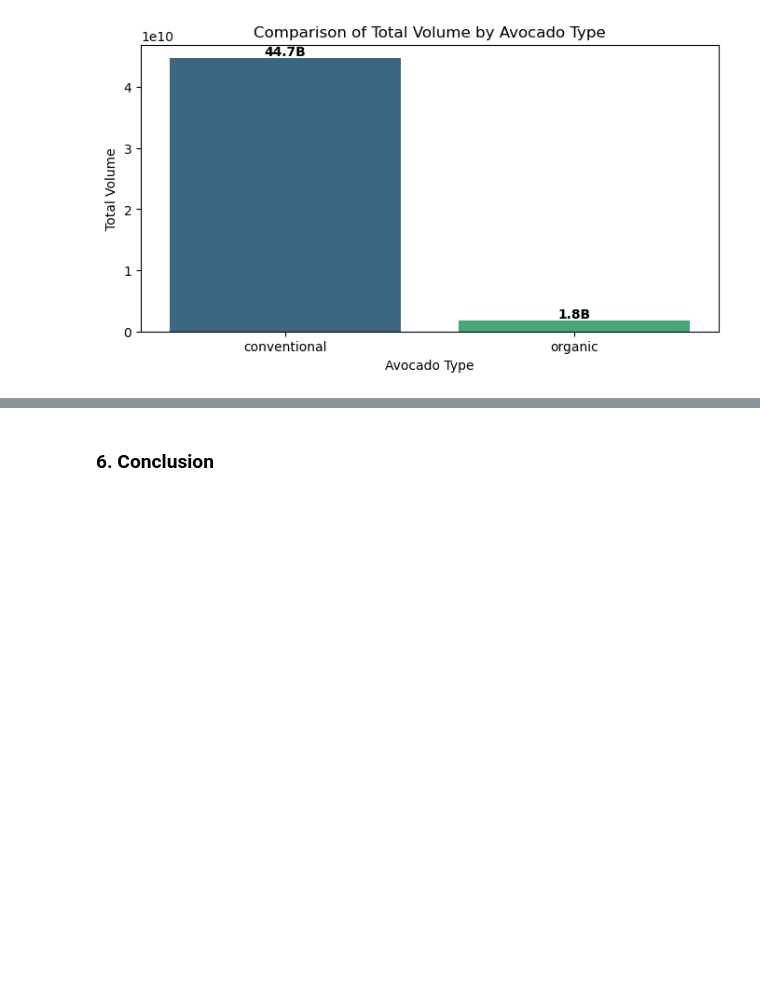
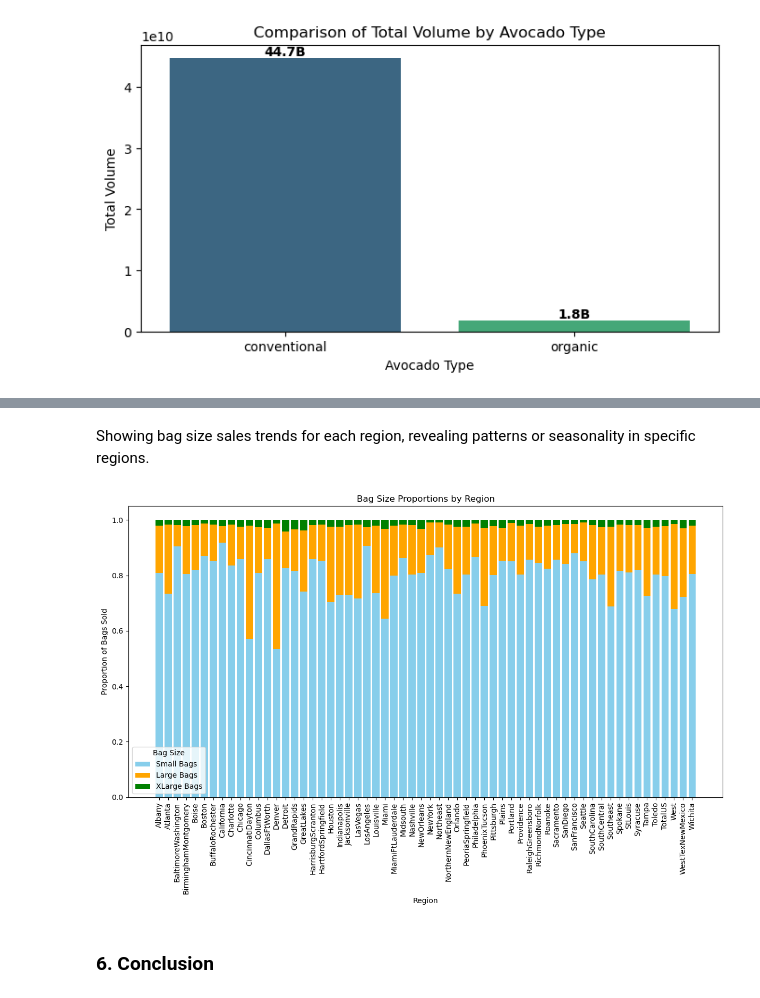
Before and after one commit to VrishtiSingh/PythonExplorersTeam3, a Jupyter notebook: Avocado Prices and Sales Volume 2015-2023.ipynb, the cells around one changed output, grey strips where cells are left out. Drawn from its saved outputs; the diff is of its cells as text; code cells hidden in the pictures; blank space fills up the shorter version.

```diff
--- a/Avocado Prices and Sales Volume 2015-2023.ipynb
+++ b/Avocado Prices and Sales Volume 2015-2023.ipynb
@@ -322,2 +324,40 @@ plt.show()
+# %% [markdown]
+Showing bag size sales trends  for each region, revealing patterns or seasonality in specific regions.
+# %%
+# Group by region and calculate the sum for each bag size
+region_bag_sizes = df.groupby('region')[['SmallBags', 'LargeBags', 'XLargeBags']].sum()
+
+# Calculate total bags in each region
+region_bag_sizes['TotalBags'] = region_bag_sizes.sum(axis=1)
+
+# Calculate proportions for each bag size in each region
+region_bag_sizes['SmallBags_pct'] = region_bag_sizes['SmallBags'] / region_bag_sizes['TotalBags']
+region_bag_sizes['LargeBags_pct'] = region_bag_sizes['LargeBags'] / region_bag_sizes['TotalBags']
+region_bag_sizes['XLargeBags_pct'] = region_bag_sizes['XLargeBags'] / region_bag_sizes['TotalBags']
+
+# Plotting the stacked bar chart
+plt.figure(figsize=(12, 8))
+regions = region_bag_sizes.index
+small_bags = region_bag_sizes['SmallBags_pct']
+large_bags = region_bag_sizes['LargeBags_pct']
+xlarge_bags = region_bag_sizes['XLargeBags_pct']
+
+# Creating stacked bars
+plt.bar(regions, small_bags, label='Small Bags', color='skyblue')
+plt.bar(regions, large_bags, bottom=small_bags, label='Large Bags', color='orange')
+plt.bar(regions, xlarge_bags, bottom=small_bags + large_bags, label='XLarge Bags', color='green')
+
+# Adding labels and title
+plt.xlabel('Region')
+plt.ylabel('Proportion of Bags Sold')
+plt.title('Bag Size Proportions by Region')
+plt.xticks(rotation=90)  # Rotate region names for readability
+plt.legend(title='Bag Size')
+
+# Show plot
+plt.tight_layout()
+plt.show()
+# %% [output]
+[figure, added]
 # %% [markdown]
 ### 6. Conclusion
```
Also changed, not shown: parts of 3 cells of this notebook.
